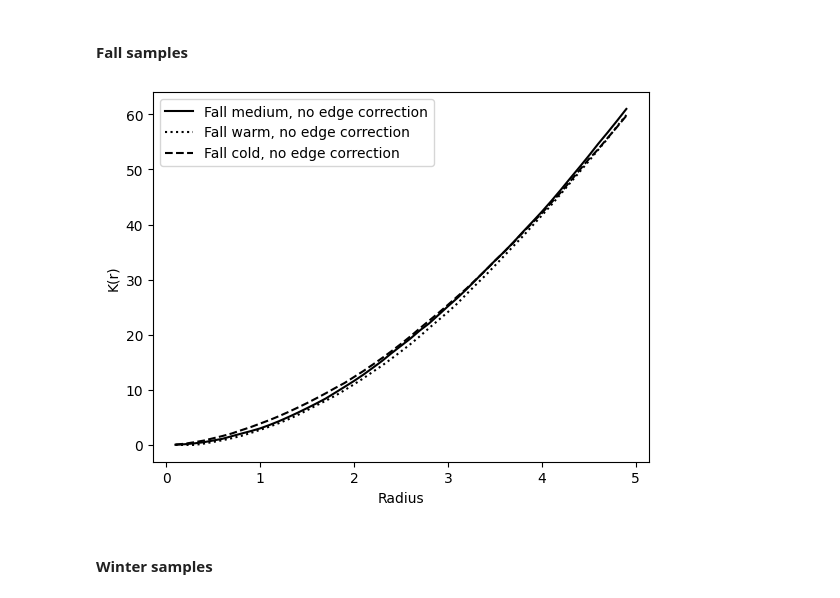
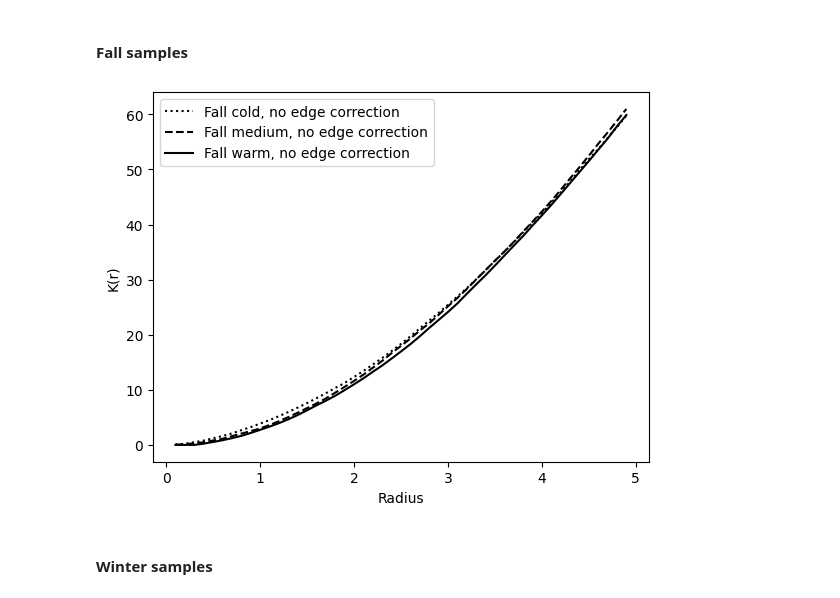
Before and after one commit to tlambert03/bobiac, a Jupyter notebook: content/08_colocalization/object_based_colocalization.ipynb, the cells around one changed output. Drawn from its saved outputs; the diff is of its cells as text; code cells hidden in the pictures.

```diff
--- a/content/08_colocalization/object_based_colocalization.ipynb
+++ b/content/08_colocalization/object_based_colocalization.ipynb
@@ -426,11 +429,11 @@ def plot_ripleys_k(
 # %% [markdown]
 #### Fall samples
 # %%
-plot_ripleys_k(k_fall_med, k_radii, label="Fall medium", show=False)
-plot_ripleys_k(k_fall_warm, k_radii, label="Fall warm", show=False, line=":")
-plot_ripleys_k(k_fall_cold, k_radii, label="Fall cold", line="--")
+plot_ripleys_k(k_fall_cold, k_radii, label="Fall cold", show=False, line=":")
+plot_ripleys_k(k_fall_med, k_radii, label="Fall medium", show=False, line="--")
+plot_ripleys_k(k_fall_warm, k_radii, label="Fall warm", line="-")
 # %% [output]
-[figure, old version]
+[figure, new version]
 # %% [markdown]
 #### Winter samples
 # %%
```
Also changed, not shown: parts of 13 cells of this notebook.
